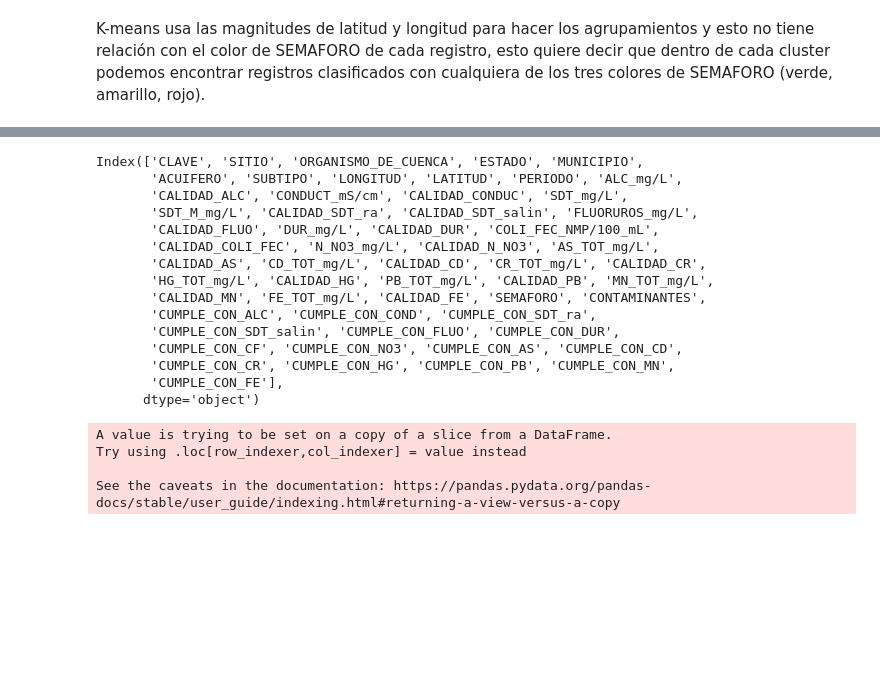
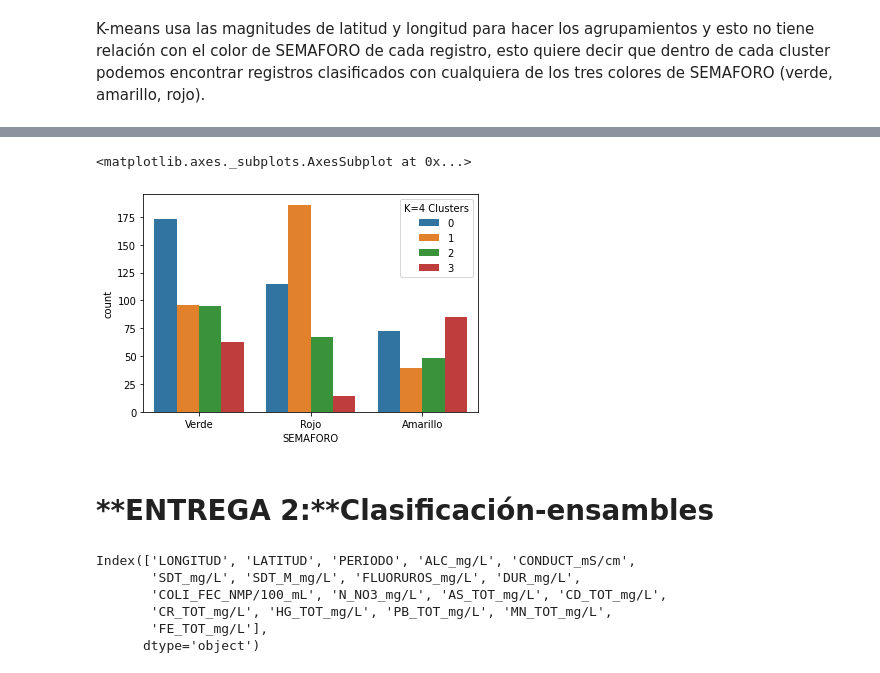
Before and after one commit to PosgradoMNA/actividades-del-proyecto-equipo-132, a Jupyter notebook: Reto_Entrega_1y2_Aguas_subterraneas_Eq132.ipynb, the cells around one changed output, grey strips where cells are left out. Drawn from its saved outputs; the diff is of its cells as text; code cells hidden in the pictures; blank space fills up the shorter version.

```diff
--- a/Reto_Entrega_1y2_Aguas_subterraneas_Eq132.ipynb
+++ b/Reto_Entrega_1y2_Aguas_subterraneas_Eq132.ipynb
@@ -499,18 +497,16 @@ K-means usa las magnitudes de latitud y longitud para hacer los agrupamientos y
+# %%
+sns.countplot(data=df_clus_loc,x='SEMAFORO',hue='K=4 Clusters')
+# %% [output]
+<matplotlib.axes._subplots.AxesSubplot at 0x...>
+[figure, added]
+# %% [markdown]
+# **ENTREGA 2:**Clasificación-ensambles
 # %%
-df1.columns
+df1.select_dtypes(exclude='object').columns
 # %% [output]
-Index(['CLAVE', 'SITIO', 'ORGANISMO_DE_CUENCA', 'ESTADO', 'MUNICIPIO',
-       'ACUIFERO', 'SUBTIPO', 'LONGITUD', 'LATITUD', 'PERIODO', 'ALC_mg/L',
-       'CALIDAD_ALC', 'CONDUCT_mS/cm', 'CALIDAD_CONDUC', 'SDT_mg/L',
-       'SDT_M_mg/L', 'CALIDAD_SDT_ra', 'CALIDAD_SDT_salin', 'FLUORUROS_mg/L',
-       'CALIDAD_FLUO', 'DUR_mg/L', 'CALIDAD_DUR', 'COLI_FEC_NMP/100_mL',
-       'CALIDAD_COLI_FEC', 'N_NO3_mg/L', 'CALIDAD_N_NO3', 'AS_TOT_mg/L',
-       'CALIDAD_AS', 'CD_TOT_mg/L', 'CALIDAD_CD', 'CR_TOT_mg/L', 'CALIDAD_CR',
-       'HG_TOT_mg/L', 'CALIDAD_HG', 'PB_TOT_mg/L', 'CALIDAD_PB', 'MN_TOT_mg/L',
-       'CALIDAD_MN', 'FE_TOT_mg/L', 'CALIDAD_FE', 'SEMAFORO', 'CONTAMINANTES',
-       'CUMPLE_CON_ALC', 'CUMPLE_CON_COND', 'CUMPLE_CON_SDT_ra',
-       'CUMPLE_CON_SDT_salin', 'CUMPLE_CON_FLUO', 'CUMPLE_CON_DUR',
-       'CUMPLE_CON_CF', 'CUMPLE_CON_NO3', 'CUMPLE_CON_AS', 'CUMPLE_CON_CD',
-       'CUMPLE_CON_CR', 'CUMPLE_CON_HG', 'CUMPLE_CON_PB', 'CUMPLE_CON_MN',
-       'CUMPLE_CON_FE'],
+Index(['LONGITUD', 'LATITUD', 'PERIODO', 'ALC_mg/L', 'CONDUCT_mS/cm',
+       'SDT_mg/L', 'SDT_M_mg/L', 'FLUORUROS_mg/L', 'DUR_mg/L',
+       'COLI_FEC_NMP/100_mL', 'N_NO3_mg/L', 'AS_TOT_mg/L', 'CD_TOT_mg/L',
+       'CR_TOT_mg/L', 'HG_TOT_mg/L', 'PB_TOT_mg/L', 'MN_TOT_mg/L',
+       'FE_TOT_mg/L'],
       dtype='object')
@@ -520,7 +512,0 @@ cat_dim=df1[['SEMAFORO']]
-# %%
-cat_dim['SEMAFORO']=cat_dim['SEMAFORO'].map({'Verde':0,'Amarillo':1,'Rojo':3})
-# %% [output]
-A value is trying to be set on a copy of a slice from a DataFrame.
-Try using .loc[row_indexer,col_indexer] = value instead
-
-See the caveats in the documentation: https://pandas.pydata.org/pandas-docs/stable/user_guide/indexing.html#returning-a-view-versus-a-copy
```
Also changed, not shown: parts of 37 cells of this notebook.
